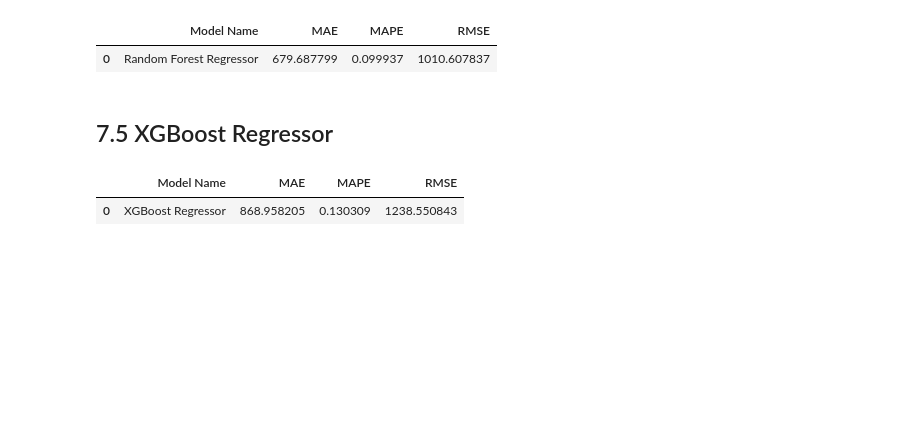
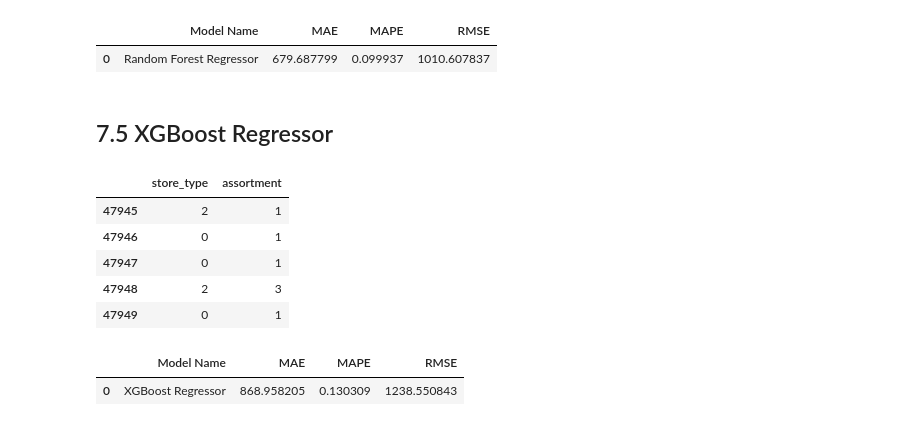
Before and after one commit to WillNery/ds_em_producao, a Jupyter notebook: ds_em_producao.ipynb, the cells around one changed output. Saved outputs shown, nothing was run; the diff lists cells and outputs as text; code cells hidden in the pictures; blank space fills up the shorter version.

```diff
--- a/ds_em_producao.ipynb
+++ b/ds_em_producao.ipynb
@@ -1413,7 +1401,14 @@ rf_result
 import xgboost as xgb
 from xgboost import XGBRegressor
 # %%
-X_train[['store_type', 'assortment']].astype("category")
+X_train[['store_type', 'assortment']].astype("category").head()
+# %% [output]
+|  | store_type | assortment |
+| 47945 | 2 | 1 |
+| 47946 | 0 | 1 |
+| 47947 | 0 | 1 |
+| 47948 | 2 | 3 |
+| 47949 | 0 | 1 |
 # %%
 #model
 model_xgb = xgb.XGBRegressor().fit( X_train, y_train )
```
Also changed, not shown: parts of 12 cells of this notebook.
